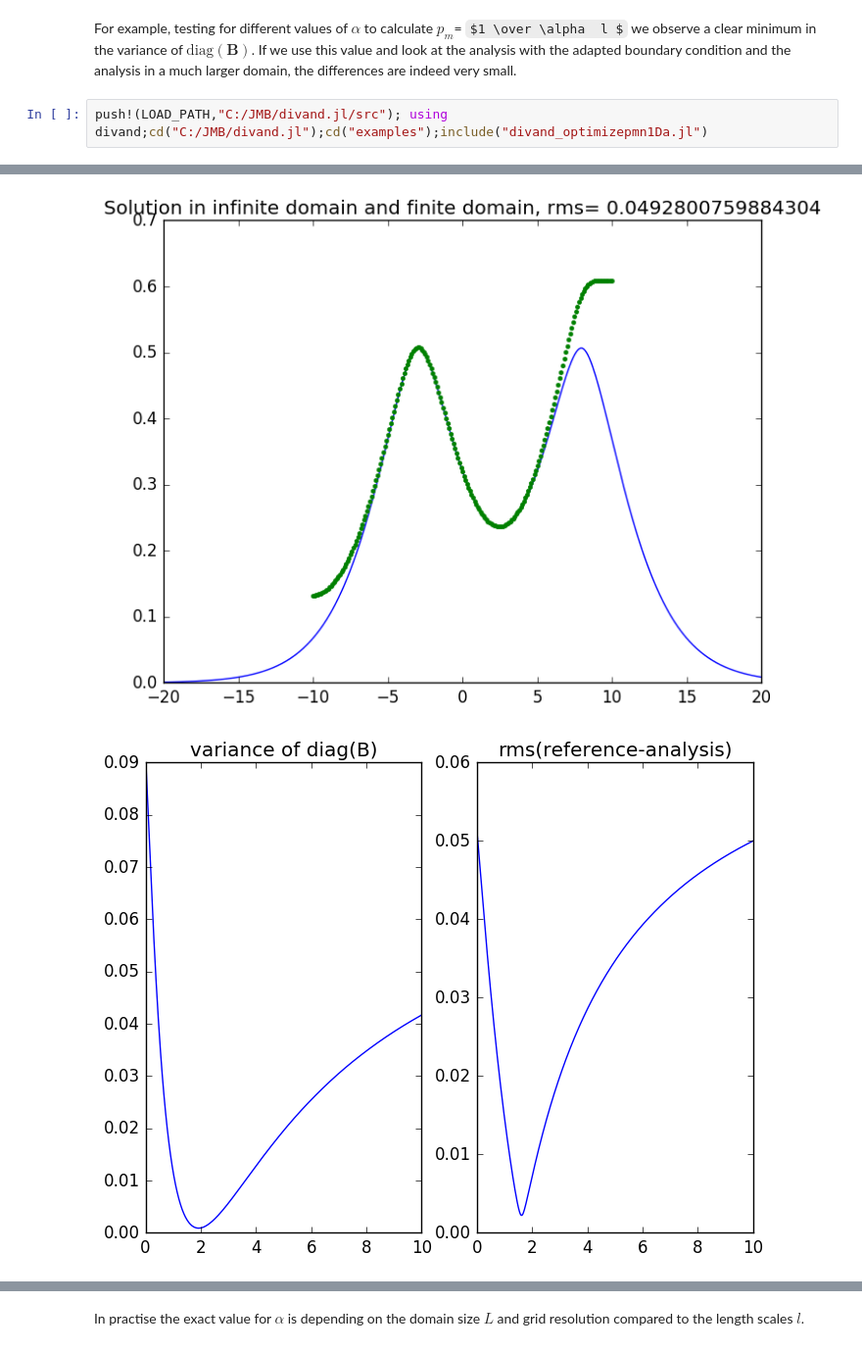
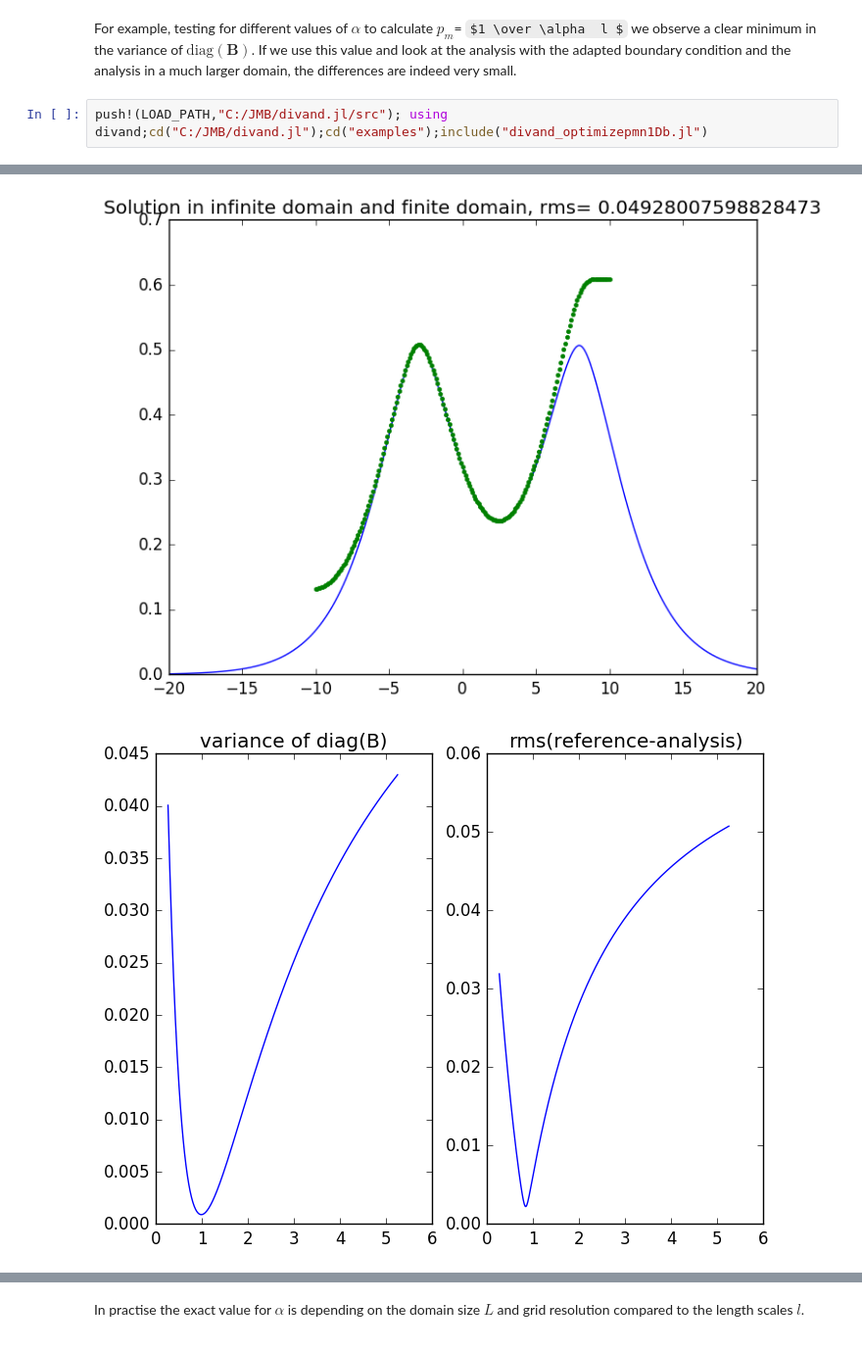
Before and after one commit to gher-uliege/SeaDataCloud, a Jupyter notebook: Julia/open boundary conditions.ipynb, the cells around one changed output, grey strips where cells are left out. Shown: that part at 98% size. Saved outputs shown, nothing was run; the diff lists cells and outputs as text; some formulas as TeX source.

```diff
--- a/Julia/open boundary conditions.ipynb
+++ b/Julia/open boundary conditions.ipynb
@@ -13,5 +13,5 @@ First tests reveal that a good way to adapt the metrics $p_m$ near the boundarie
 # %% [markdown]
 For example, testing for different values of $\alpha$ to calculate $p_m$=  $1 \over \alpha  l $ we observe a clear minimum in the variance of $\mathrm{diag} (\mathbf{B})$. If we use this value and look at the analysis with the adapted boundary condition and the analysis in a much larger domain, the differences are indeed very small.
 # %%
-push!(LOAD_PATH,"C:/JMB/divand.jl/src"); using divand;cd("C:/JMB/divand.jl");cd("examples");include("divand_optimizepmn1Da.jl")
+push!(LOAD_PATH,"C:/JMB/divand.jl/src"); using divand;cd("C:/JMB/divand.jl");cd("examples");include("divand_optimizepmn1Db.jl")
 # %% [output]
@@ -21,4 +20,4 @@ alen = 1.92
-[figure, old version]
+[figure, new version]
-[figure, old version]
+[figure, new version]
 [figure]
 [figure]
```
Also changed, not shown: parts of 7 cells of this notebook.
